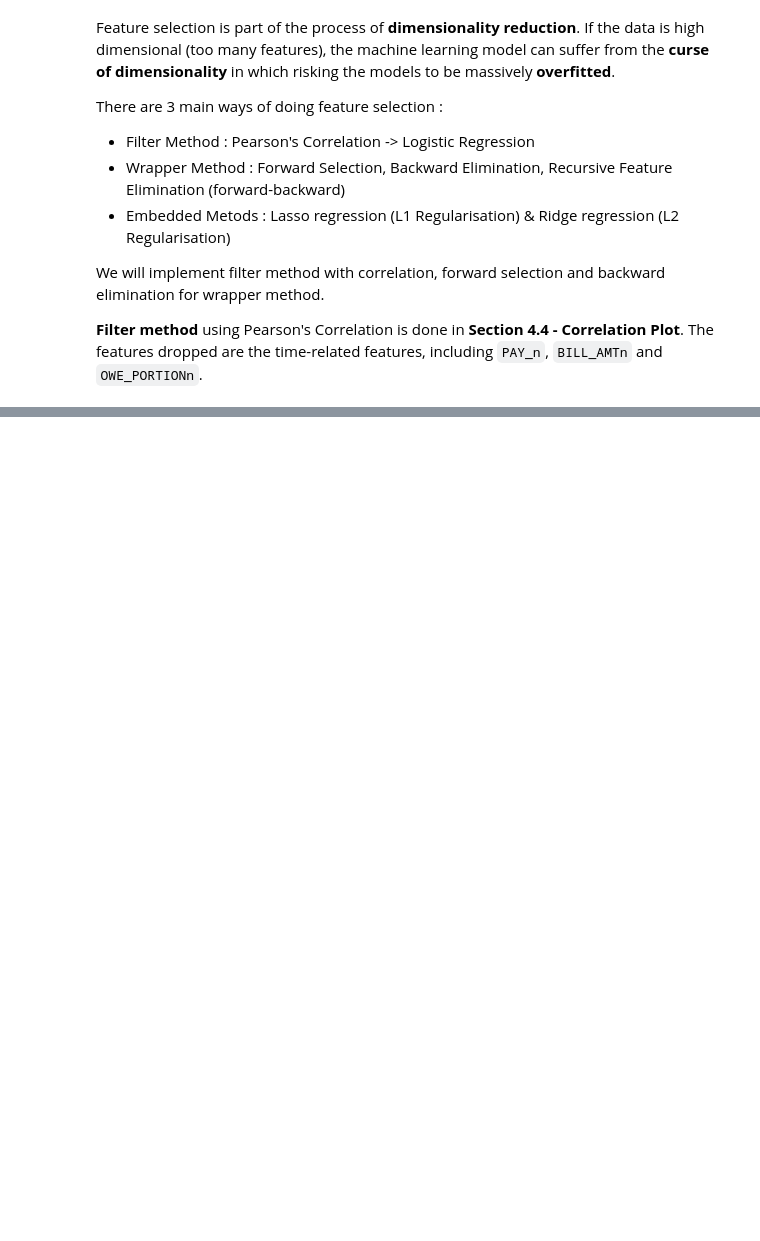
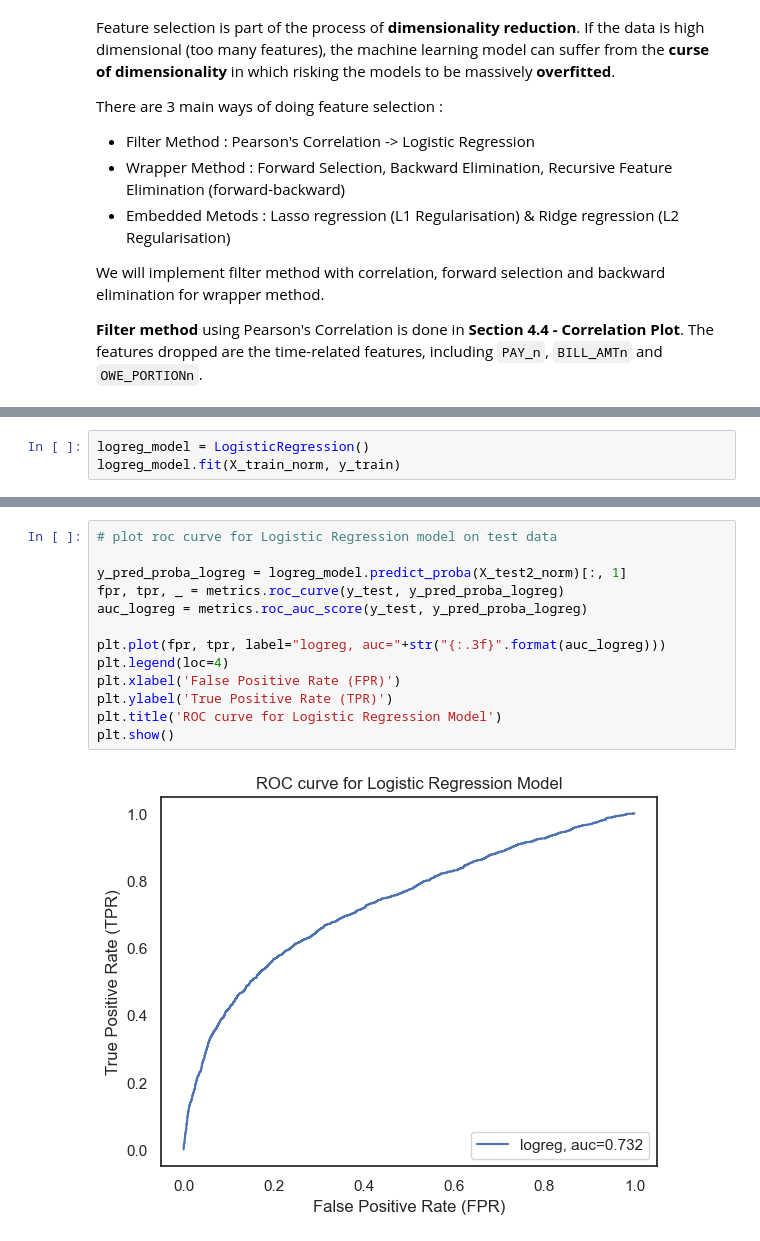
Before and after one commit to lihuicham/default-credit-card-clients-prediction, a Jupyter notebook: ProjectCode-Python.ipynb, the cells around one changed output, grey strips where cells are left out. Cells and saved outputs as stored; diff of their text form; blank space fills up the shorter version.

Commit message:
add models and performance table

```diff
--- a/ProjectCode-Python.ipynb
+++ b/ProjectCode-Python.ipynb
@@ -997,0 +945,3 @@ AUC:  0.7362013696491276
+# %%
+logreg_model = LogisticRegression()
+logreg_model.fit(X_train_norm, y_train)
@@ -997,0 +976,15 @@ AUC:  0.7362013696491276
+# %%
+# plot roc curve for Logistic Regression model on test data
+
+y_pred_proba_logreg = logreg_model.predict_proba(X_test2_norm)[:, 1]
+fpr, tpr, _ = metrics.roc_curve(y_test, y_pred_proba_logreg)
+auc_logreg = metrics.roc_auc_score(y_test, y_pred_proba_logreg)
+
+plt.plot(fpr, tpr, label="logreg, auc="+str("{:.3f}".format(auc_logreg)))
+plt.legend(loc=4)
+plt.xlabel('False Positive Rate (FPR)')
+plt.ylabel('True Positive Rate (TPR)')
+plt.title('ROC curve for Logistic Regression Model')
+plt.show()
+# %% [output]
+[figure, added]
```
Also changed, not shown: parts of 91 cells of this notebook.
